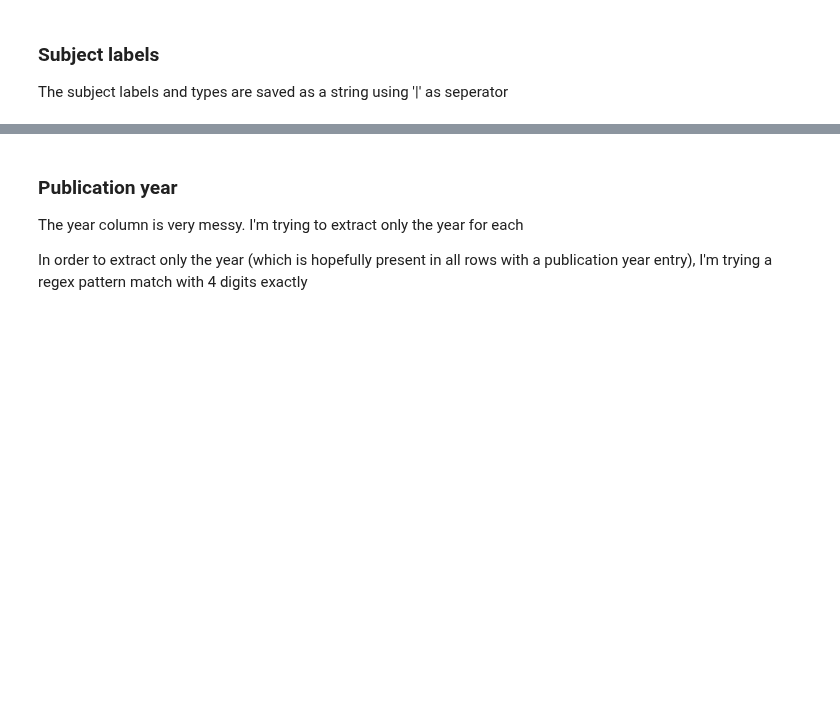
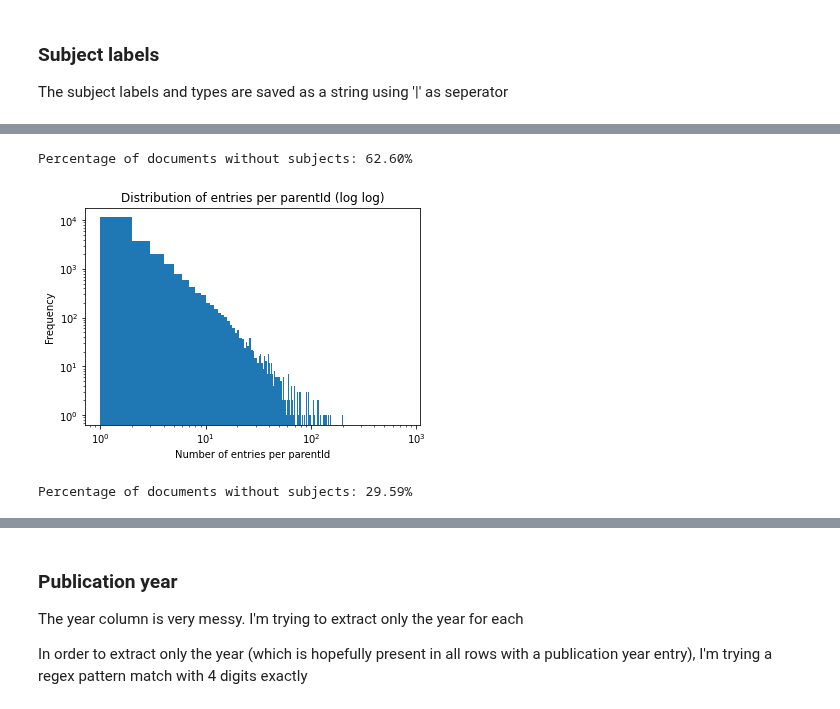
Before and after one commit to hanaCasey/BHVizData, a Jupyter notebook: exploration.ipynb, the cells around one changed output, grey strips where cells are left out. Drawn from its saved outputs; the diff is of its cells as text; code cells hidden in the pictures; blank space fills up the shorter version.

```diff
--- a/exploration.ipynb
+++ b/exploration.ipynb
@@ -42,0 +67,28 @@ df['subject_list'] = df['subjects'].apply(lambda x: str(x).replace(',', '').repl
+# %%
+#parentids
+
+grouped = df.groupby('parentId').size()
+parents = df[df.id.isin(grouped.index)]
+without_subject = parents.subjects.isnull().sum() * 100 / len(parents)
+print("Percentage of documents without subjects: {0:.2f}% ".format(without_subject))
+# %% [output]
+Percentage of documents without subjects: 62.60%
+# %%
+# plot a histogram of the size values on a log log plot to show the power law
+plt.hist(grouped, bins=range(1, max(grouped) + 2))
+plt.yscale('log')
+plt.xscale('log')
+plt.xlabel('Number of entries per parentId')
+plt.ylabel('Frequency')
+plt.title('Distribution of entries per parentId (log log)')
+plt.show()
+# %% [output]
+[figure, added]
+# %%
+# Volumes children and subject labels
+
+volumes = df[~df.parentId.isna()]
+without_subject = volumes.subjects.isnull().sum() * 100 / len(volumes)
+print("Percentage of documents without subjects: {0:.2f}% ".format(without_subject))
+# %% [output]
+Percentage of documents without subjects: 29.59%
```
Also changed, not shown: parts of 17 cells of this notebook.
